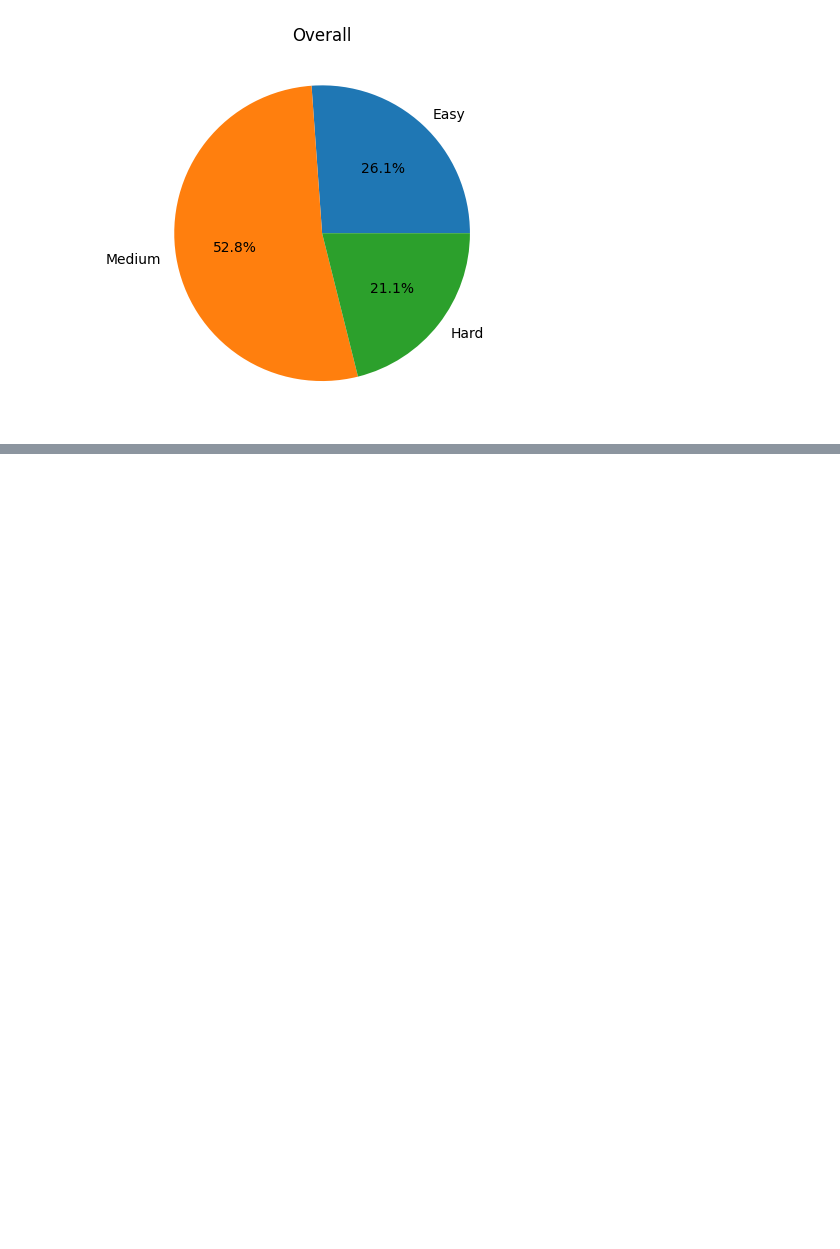
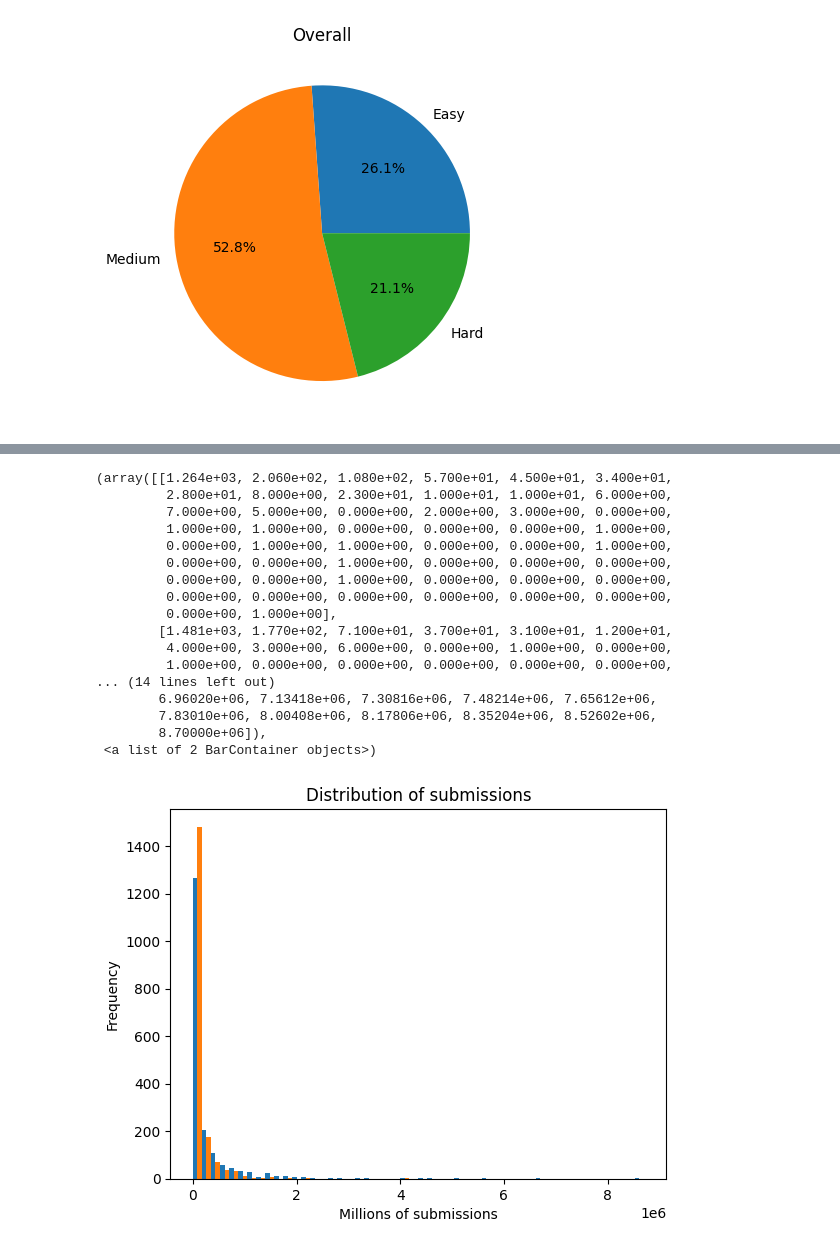
Before and after one commit to JesusChristOurGod/LeetCodeDashboards, a Jupyter notebook: leet.ipynb, the cells around one changed output, grey strips where cells are left out. Cells and saved outputs as stored; diff of their text form; code cells hidden in the pictures; blank space fills up the shorter version.

```diff
--- a/leet.ipynb
+++ b/leet.ipynb
@@ -369,0 +373,39 @@ ax.pie(values, labels=category_names, autopct='%1.1f%%')
+# %%
+submissions = []
+accepted =[]
+n_bins=50
+for i in df.submissions:
+    if i[-1]=="M":
+        submissions.append(float(i[:-1])*1000000)
+    else:
+        submissions.append(float(i[:-1])*1000)
+for i in df.accepted:
+    if i[-1]=="M":
+        accepted.append(float(i[:-1])*1000000)
+    else:
+        accepted.append(float(i[:-1])*1000)
+stack = np.column_stack((submissions, accepted))
+submissions_fig, submissions_ax = plt.subplots(1,1)
+plt.xlabel('Millions of submissions')
+plt.ylabel('Frequency')
+submissions_ax.set_title('Distribution of submissions')
+submissions_ax.hist(stack, n_bins, histtype='bar', rwidth=1)
+# %% [output]
+(array([[1.264e+03, 2.060e+02, 1.080e+02, 5.700e+01, 4.500e+01, 3.400e+01,
+         2.800e+01, 8.000e+00, 2.300e+01, 1.000e+01, 1.000e+01, 6.000e+00,
+         7.000e+00, 5.000e+00, 0.000e+00, 2.000e+00, 3.000e+00, 0.000e+00,
+         1.000e+00, 1.000e+00, 0.000e+00, 0.000e+00, 0.000e+00, 1.000e+00,
+         0.000e+00, 1.000e+00, 1.000e+00, 0.000e+00, 0.000e+00, 1.000e+00,
+         0.000e+00, 0.000e+00, 1.000e+00, 0.000e+00, 0.000e+00, 0.000e+00,
+         0.000e+00, 0.000e+00, 1.000e+00, 0.000e+00, 0.000e+00, 0.000e+00,
+         0.000e+00, 0.000e+00, 0.000e+00, 0.000e+00, 0.000e+00, 0.000e+00,
+         0.000e+00, 1.000e+00],
+        [1.481e+03, 1.770e+02, 7.100e+01, 3.700e+01, 3.100e+01, 1.200e+01,
+         4.000e+00, 3.000e+00, 6.000e+00, 0.000e+00, 1.000e+00, 0.000e+00,
+         1.000e+00, 0.000e+00, 0.000e+00, 0.000e+00, 0.000e+00, 0.000e+00,
+... (14 lines left out)
+        6.96020e+06, 7.13418e+06, 7.30816e+06, 7.48214e+06, 7.65612e+06,
+        7.83010e+06, 8.00408e+06, 8.17806e+06, 8.35204e+06, 8.52602e+06,
+        8.70000e+06]),
+ <a list of 2 BarContainer objects>)
+[figure, added]
```
Also changed, not shown: parts of 8 cells of this notebook.
